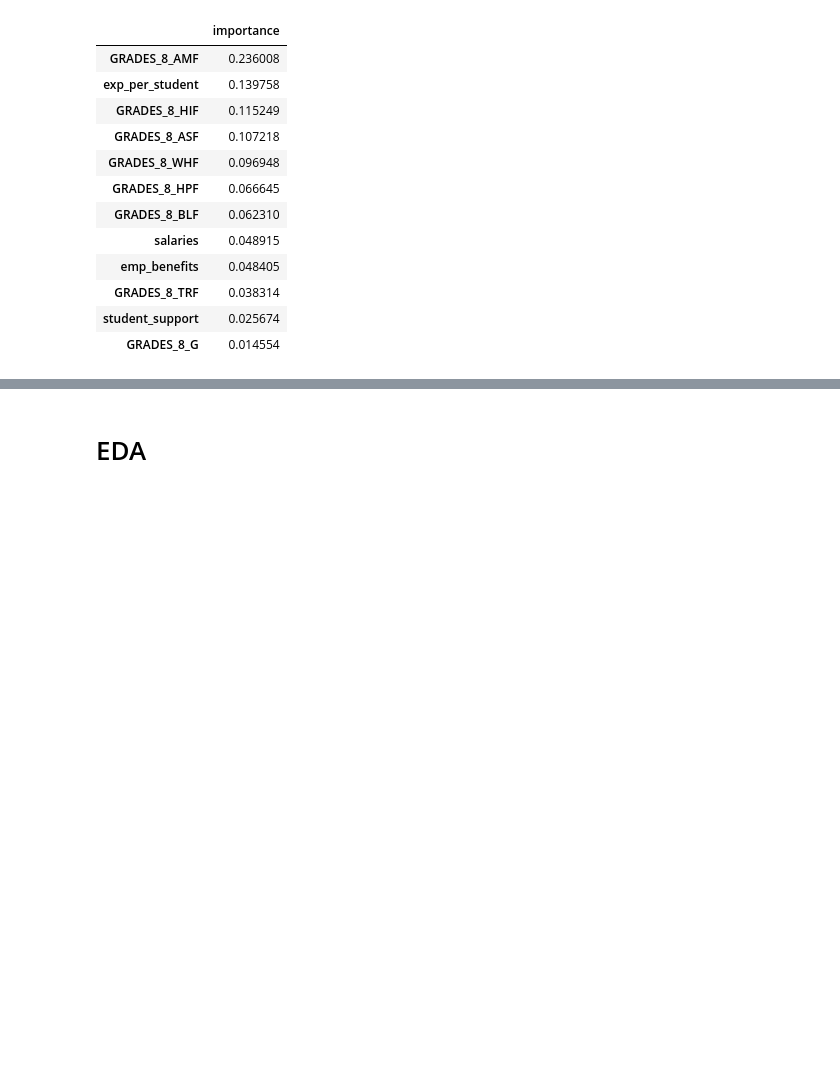
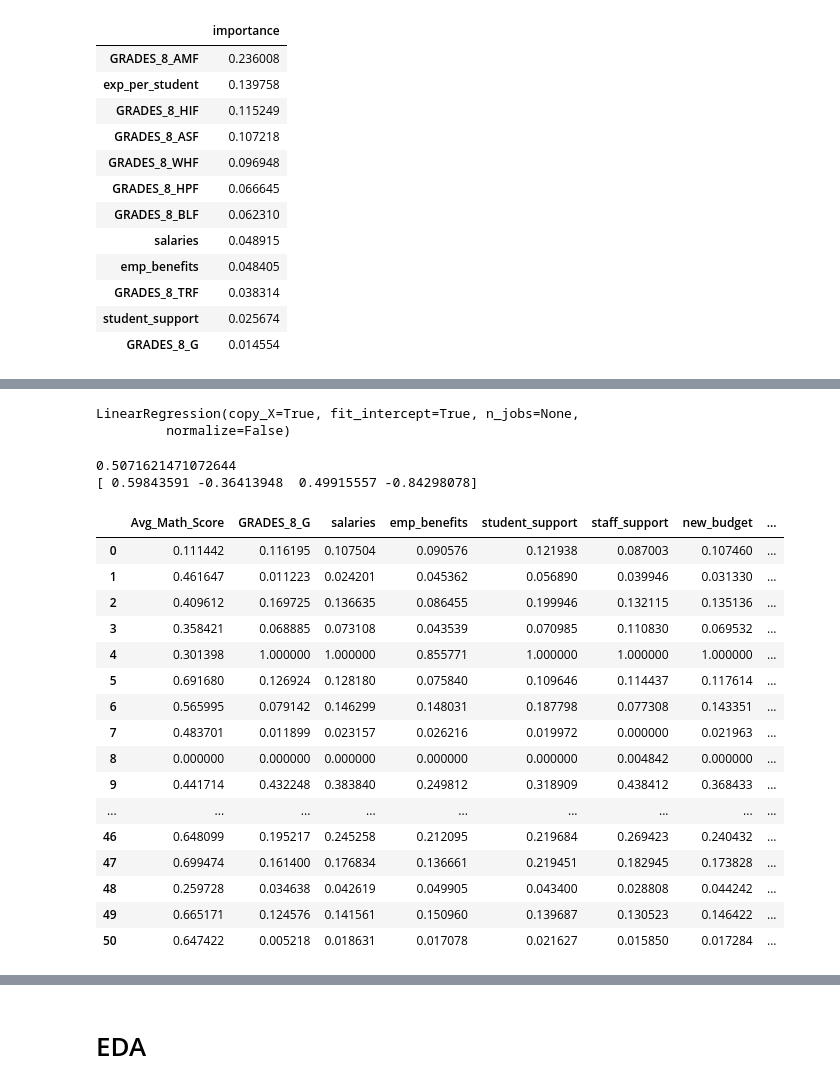
Before and after one commit to pranavprajapati/Math_scores, a Jupyter notebook: Merging Datasets .ipynb, the cells around one changed output, grey strips where cells are left out. Saved outputs shown, nothing was run; the diff lists cells and outputs as text; code cells hidden in the pictures; blank space fills up the shorter version.

Commit message:
Multiple Regression Tests

```diff
--- a/Merging Datasets .ipynb
+++ b/Merging Datasets .ipynb
@@ -473,7 +500,9 @@ rejected_variables
  'staff_support',
  'total_expenditure']
 # %%
-df2 = df2.drop(columns=['State','GRADES_8_AMM', 'GRADES_8_ASM', 'GRADES_8_BLM', 'GRADES_8_HIM', 'GRADES_8_HPM', 'GRADES_8_TRM', 'GRADES_8_WHM', 'staff_support', 'total_expenditure'])
+df2 = df2.drop(columns=['GRADES_8_AMM', 'GRADES_8_ASM', 'GRADES_8_BLM', 'GRADES_8_HIM', 'GRADES_8_HPM', 'GRADES_8_TRM', 'GRADES_8_WHM', 'GRADES_8_G', 'GRADES_8_AMF', 'GRADES_8_ASF',
+                        'GRADES_8_HIF', 'GRADES_8_BLF', 'GRADES_8_WHF', 'GRADES_8_HPF',
+                        'GRADES_8_TRF', 'total_expenditure','State'])
 # %%
 df2.columns
 # %% [output]
@@ -575,0 +600,44 @@ df2[['State','GRADES_8_HIF','student_support']]
+# %%
+lrdf = df2[['Avg_Math_Score','GRADES_8_G','salaries', 'emp_benefits', 'student_support',
+       'staff_support']]
+# %%
+lrdf['new_budget'] = lrdf.GRADES_8_G*1000 + lrdf.salaries+lrdf.emp_benefits+lrdf.student_support+lrdf.staff_support
+# %%
+lrdf['exp_sum'] = lrdf.salaries+lrdf.emp_benefits+lrdf.student_support+lrdf.staff_support
+# %%
+lr = LinearRegression()
+lr.fit(lrdf[['salaries', 'emp_benefits', 'student_support',
+       'staff_support']], lrdf['Avg_Math_Score'])
+# %% [output]
+LinearRegression(copy_X=True, fit_intercept=True, n_jobs=None,
+         normalize=False)
+# %%
+#To retrieve the intercept:
+print(lr.intercept_)
+#For retrieving the slope:
+print(lr.coef_)
+# %% [output]
+0.5071621471072644
+[ 0.59843591 -0.36413948  0.49915557 -0.84298078]
+# %%
+
+lrdf=(lrdf-lrdf.min())/(lrdf.max()-lrdf.min())
+lrdf
+# %% [output]
+|  | Avg_Math_Score | GRADES_8_G | salaries | emp_benefits | student_support | staff_support | new_budget | ... |
+| 0 | 0.111442 | 0.116195 | 0.107504 | 0.090576 | 0.121938 | 0.087003 | 0.107460 | ... |
+| 1 | 0.461647 | 0.011223 | 0.024201 | 0.045362 | 0.056890 | 0.039946 | 0.031330 | ... |
+| 2 | 0.409612 | 0.169725 | 0.136635 | 0.086455 | 0.199946 | 0.132115 | 0.135136 | ... |
+| 3 | 0.358421 | 0.068885 | 0.073108 | 0.043539 | 0.070985 | 0.110830 | 0.069532 | ... |
+| 4 | 0.301398 | 1.000000 | 1.000000 | 0.855771 | 1.000000 | 1.000000 | 1.000000 | ... |
+| 5 | 0.691680 | 0.126924 | 0.128180 | 0.075840 | 0.109646 | 0.114437 | 0.117614 | ... |
+| 6 | 0.565995 | 0.079142 | 0.146299 | 0.148031 | 0.187798 | 0.077308 | 0.143351 | ... |
+| 7 | 0.483701 | 0.011899 | 0.023157 | 0.026216 | 0.019972 | 0.000000 | 0.021963 | ... |
+| 8 | 0.000000 | 0.000000 | 0.000000 | 0.000000 | 0.000000 | 0.004842 | 0.000000 | ... |
+| 9 | 0.441714 | 0.432248 | 0.383840 | 0.249812 | 0.318909 | 0.438412 | 0.368433 | ... |
+| ... | ... | ... | ... | ... | ... | ... | ... | ... |
+| 46 | 0.648099 | 0.195217 | 0.245258 | 0.212095 | 0.219684 | 0.269423 | 0.240432 | ... |
+| 47 | 0.699474 | 0.161400 | 0.176834 | 0.136661 | 0.219451 | 0.182945 | 0.173828 | ... |
+| 48 | 0.259728 | 0.034638 | 0.042619 | 0.049905 | 0.043400 | 0.028808 | 0.044242 | ... |
+| 49 | 0.665171 | 0.124576 | 0.141561 | 0.150960 | 0.139687 | 0.130523 | 0.146422 | ... |
+| 50 | 0.647422 | 0.005218 | 0.018631 | 0.017078 | 0.021627 | 0.015850 | 0.017284 | ... |
```
Also changed, not shown: parts of 25 cells of this notebook.
